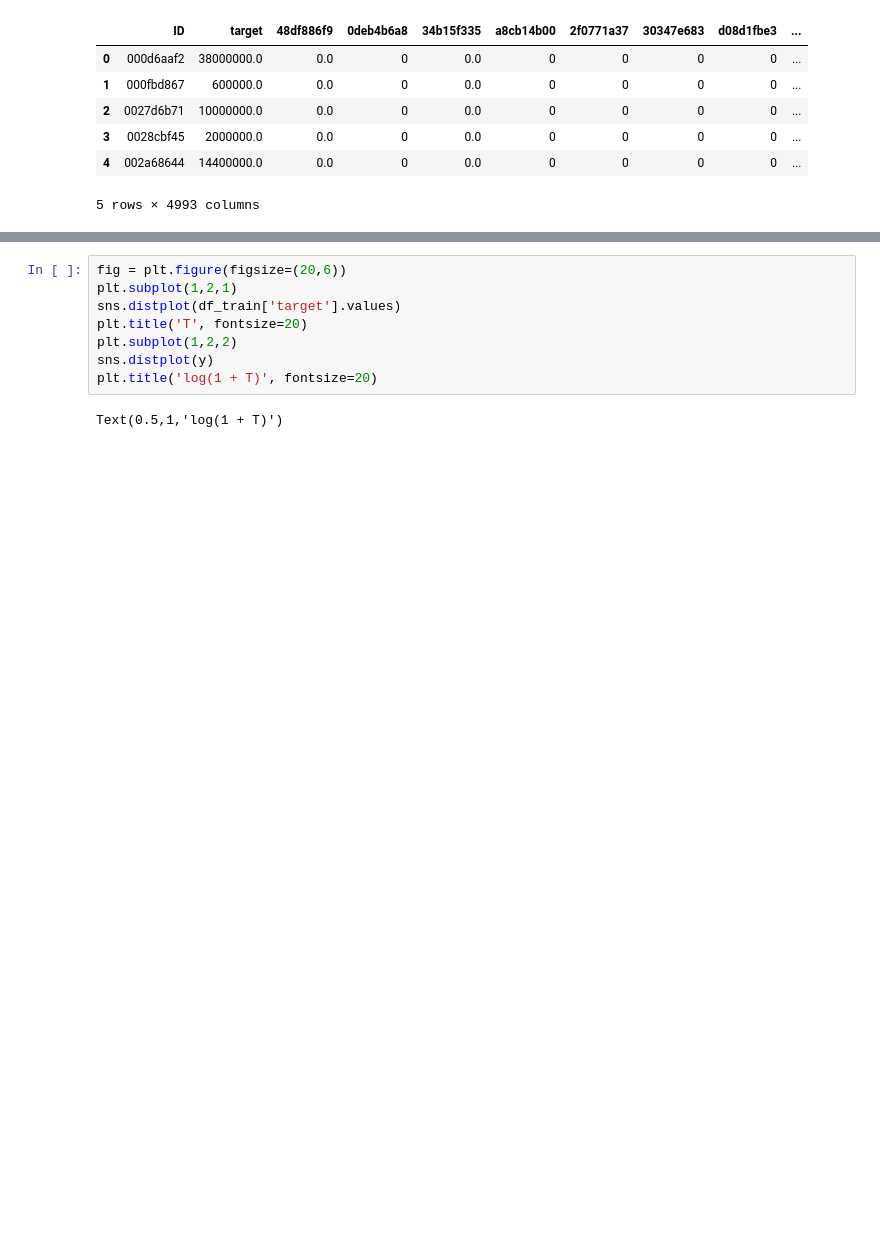
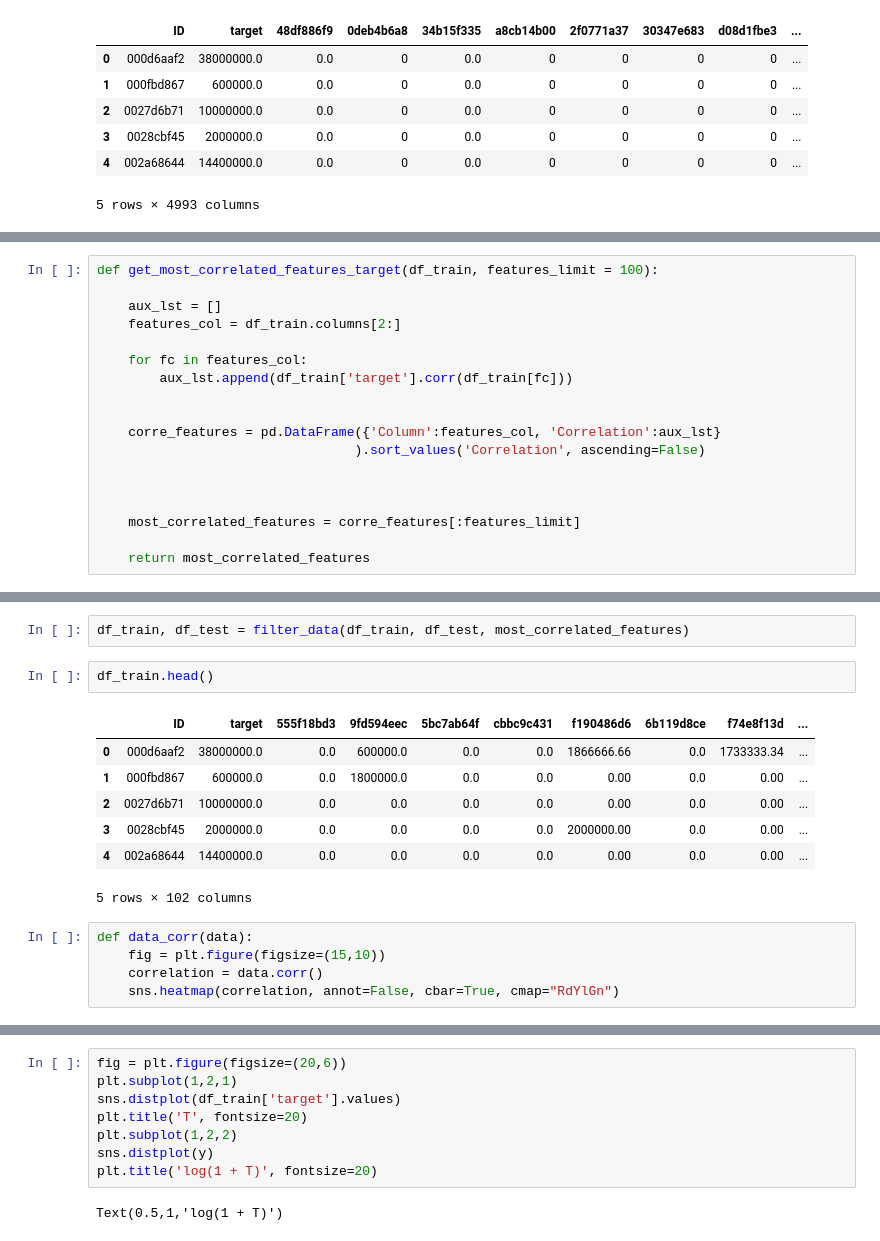
Before and after one commit to RenatoBMLR/Kraggle, a Jupyter notebook: Santander_Value_Prediction_Challenge/santander_value_prediction_challenge.ipynb, the cells around one changed output, grey strips where cells are left out. Saved outputs shown, nothing was run; the diff lists cells and outputs as text; blank space fills up the shorter version.

```diff
--- a/Santander_Value_Prediction_Challenge/santander_value_prediction_challenge.ipynb
+++ b/Santander_Value_Prediction_Challenge/santander_value_prediction_challenge.ipynb
@@ -94,0 +127,18 @@ df_train.head()
+# %%
+def get_most_correlated_features_target(df_train, features_limit = 100):
+
+    aux_lst = []
+    features_col = df_train.columns[2:]
+
+    for fc in features_col:
+        aux_lst.append(df_train['target'].corr(df_train[fc]))
+
+
+    corre_features = pd.DataFrame({'Column':features_col, 'Correlation':aux_lst}
+                                 ).sort_values('Correlation', ascending=False)
+
+
+
+    most_correlated_features = corre_features[:features_limit]
+
+    return most_correlated_features
@@ -94,0 +170,17 @@ df_train.head()
+# %%
+df_train, df_test = filter_data(df_train, df_test, most_correlated_features)
+# %%
+df_train.head()
+# %% [output]
+|  | ID | target | 555f18bd3 | 9fd594eec | 5bc7ab64f | cbbc9c431 | f190486d6 | 6b119d8ce | f74e8f13d | ... |
+| 0 | 000d6aaf2 | 38000000.0 | 0.0 | 600000.0 | 0.0 | 0.0 | 1866666.66 | 0.0 | 1733333.34 | ... |
+| 1 | 000fbd867 | 600000.0 | 0.0 | 1800000.0 | 0.0 | 0.0 | 0.00 | 0.0 | 0.00 | ... |
+| 2 | 0027d6b71 | 10000000.0 | 0.0 | 0.0 | 0.0 | 0.0 | 0.00 | 0.0 | 0.00 | ... |
+| 3 | 0028cbf45 | 2000000.0 | 0.0 | 0.0 | 0.0 | 0.0 | 2000000.00 | 0.0 | 0.00 | ... |
+| 4 | 002a68644 | 14400000.0 | 0.0 | 0.0 | 0.0 | 0.0 | 0.00 | 0.0 | 0.00 | ... |
+5 rows × 102 columns
+# %%
+def data_corr(data):
+    fig = plt.figure(figsize=(15,10))
+    correlation = data.corr()
+    sns.heatmap(correlation, annot=False, cbar=True, cmap="RdYlGn")
```
Also changed, not shown: parts of 32 cells of this notebook.
